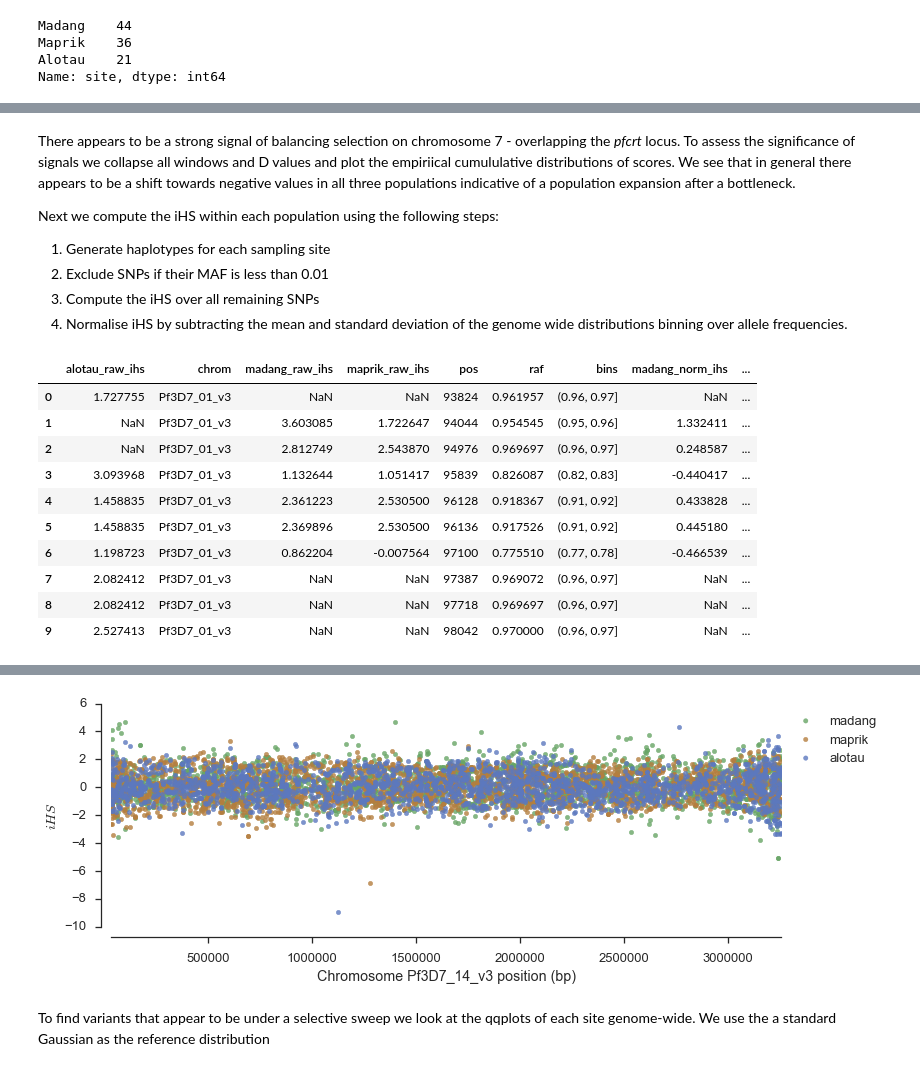
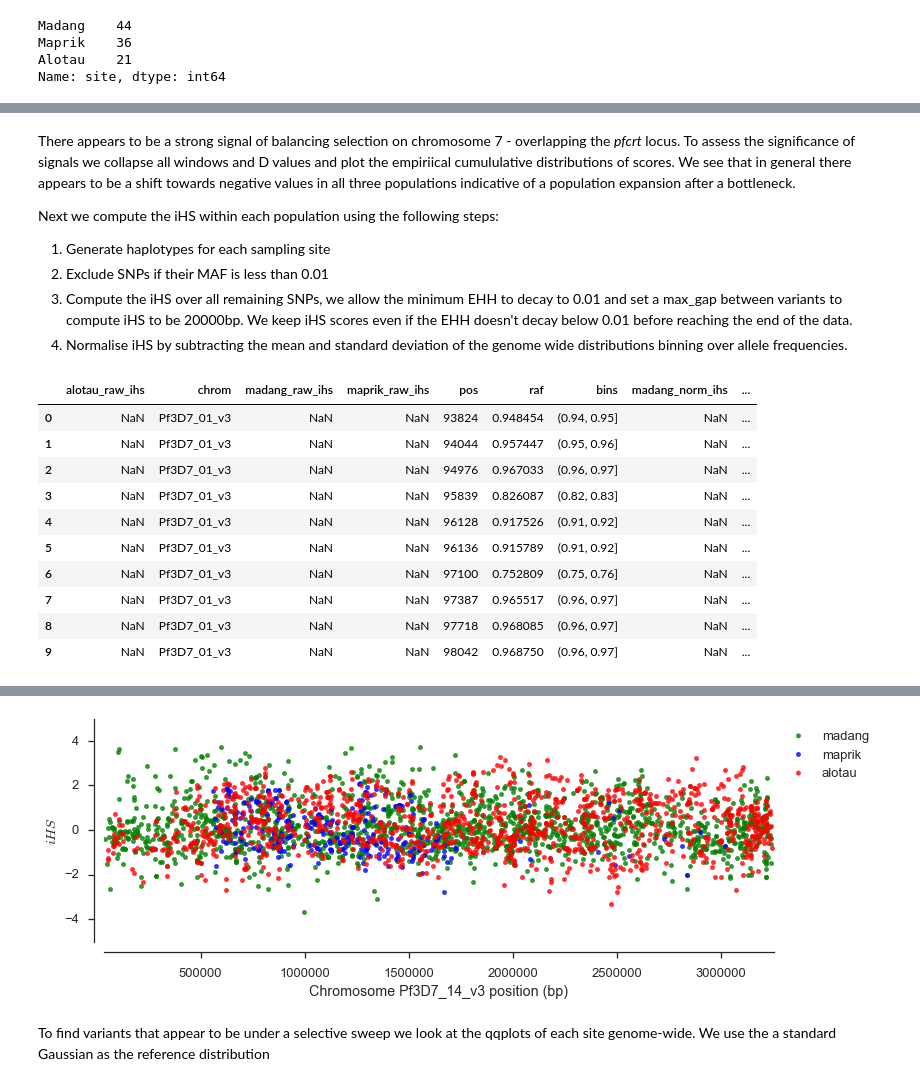
Before and after one commit to evan-wehi/dev, a Jupyter notebook: selection_signals_mgen_v5.ipynb, the cells around one changed output, grey strips where cells are left out. Saved outputs shown, nothing was run; the diff lists cells and outputs as text; code cells hidden in the pictures.

Commit message:
updates to scikit-allel

```diff
--- a/selection_signals_mgen_v5.ipynb
+++ b/selection_signals_mgen_v5.ipynb
@@ -132,21 +235,5 @@ We now estimate the average genome-wide $F_{st}$ overall between the three popul
 # %%
-ac_subpops = [png_calls[i].count_alleles_subpops(png_index, max_allele=1) for i in range(len(png_calls))]
-
-is_seg = [ac_subpops[i]['all'].is_segregating()[:] for i in range(len(ac_subpops))]
-# subset calls
-ac_seg = [ac_subpops[i].compress(is_seg[i]) for i in range(len(is_seg))]
-
-variants_seg = [png_vmeta[i].compress(is_seg[i]) for i in range(len(is_seg)) ]
-
-genotypes_seg = [png_calls[i].compress(is_seg[i], axis=0) for i in range(len(is_seg))]
-
-positions = [variants_seg[i]["POS"][:] for i in range(len(variants_seg))]
-
-# merge into single chromosome
-#ac_subpops_merged = allel.AlleleCountsArray(allel.chunked.core.hstack(ac_seg))
-gt_subpops_merged = allel.GenotypeChunkedArray(allel.chunked.core.vstack(genotypes_seg))
 ac_subpops_merged = gt_subpops_merged.count_alleles_subpops(png_index, max_allele = 1)
-
 
 for pop in png_index.keys():
     print "# " + pop + " segregating allele counts:", ac_subpops_merged[pop].count_segregating()
@@ -318,7 +439,7 @@ Next we compute the iHS within each population using the following steps:
 
 1. Generate haplotypes for each sampling site
 2. Exclude SNPs if their MAF is less than 0.01
-3. Compute the iHS over all remaining SNPs
+3. Compute the iHS over all remaining SNPs, we allow the minimum EHH to decay to 0.01 and set a max_gap between variants to compute iHS to be 20000bp. We keep iHS scores even if the EHH doesn't decay below 0.01 before reaching the end of the data.
 4. Normalise iHS by subtracting the mean and standard deviation of the genome wide distributions binning over allele frequencies.
 # %%
 haplotypes_subset = {}
@@ -326,15 +447,13 @@ ihs_out = {}
 # subset haplotypes by sample ID
 sites = [key for key in png_index.keys() if key != 'all']
 for pops in sites:
-    keep_snps = [np.where(ac_seg[i]['all'].to_frequencies()[:, (0,1)].min(axis=1) > 0.01)
-                     for i in range(len(ac_seg))]
-    pos_kept = [positions[i][keep_snps[i]] for i in range(len(keep_snps))]
+    #keep_snps = [np.where(ac_seg[i]['all'].to_frequencies()[:, (0,1)].min(axis=1) > 0.01)
+    #                 for i in range(len(ac_seg))]
+    # pos_kept = [positions[i][keep_snps[i]] for i in range(len(keep_snps))]
     # compute minor allele frequences for each SNP and get indexes where MAF > 0.01
-    gt_subset = [genotypes_seg[i].subset(sel0 = keep_snps[i], sel1 = png_index[pops])
-                 for i in range(len(genotypes_seg))]
-    haplotypes_subset[pops] = [gt_subset[i].to_haplotypes()[:] for i in range(len(gt_subset))]
-
-    ihs_out[pops] = [allel.stats.selection.ihs(haplotypes_subset[pops][i], pos_kept[i], min_ehh = None)
+    gt_subset = [genotypes_seg[i].subset(sel1 = png_index[pops]) for i in range(len(genotypes_seg))]
+    haplotypes_subset[pops] = gt_subset
+    ihs_out[pops] = [allel.stats.selection.ihs(haplotypes_subset[pops][i], positions[i], map_pos[i], min_ehh = 0.05, max_gap = 50000)
                          for i in range(len(gt_subset))]
 
 # compute allele frequency bins
@@ -342,9 +461,9 @@ raf_bins = np.linspace(0.01, 1, 100)
 rafs = [ac_seg[i]['all'].to_frequencies()[:,0] for i in range(len(ac_seg))]
 
 # create pandas data frame
-ihs_all = {'chrom': np.hstack([variants_seg[i]['CHROM'][:][keep_snps[i]] for i in range(len(variants_seg))]),
-           'pos': np.hstack([variants_seg[i]['POS'][:][keep_snps[i]] for i in range(len(variants_seg))]),
-           'raf': np.hstack([rafs[i][keep_snps[i]] for i in range(len(rafs))])}
+ihs_all = {'chrom': np.hstack([variants_seg[i]['CHROM'][:] for i in range(len(variants_seg))]),
+           'pos': np.hstack([variants_seg[i]['POS'][:] for i in range(len(variants_seg))]),
+           'raf': np.hstack(rafs)}
 
 for pops in sites:
     col_name = pops + "_raw_ihs"
@@ -362,18 +481,18 @@ for pops in sites:
 ihs_all.head(n=10)
 # %% [output]
 |  | alotau_raw_ihs | chrom | madang_raw_ihs | maprik_raw_ihs | pos | raf | bins | madang_norm_ihs | ... |
-| 0 | 1.727755 | Pf3D7_01_v3 | NaN | NaN | 93824 | 0.961957 | (0.96, 0.97] | NaN | ... |
-| 1 | NaN | Pf3D7_01_v3 | 3.603085 | 1.722647 | 94044 | 0.954545 | (0.95, 0.96] | 1.332411 | ... |
-| 2 | NaN | Pf3D7_01_v3 | 2.812749 | 2.543870 | 94976 | 0.969697 | (0.96, 0.97] | 0.248587 | ... |
-| 3 | 3.093968 | Pf3D7_01_v3 | 1.132644 | 1.051417 | 95839 | 0.826087 | (0.82, 0.83] | -0.440417 | ... |
-| 4 | 1.458835 | Pf3D7_01_v3 | 2.361223 | 2.530500 | 96128 | 0.918367 | (0.91, 0.92] | 0.433828 | ... |
-| 5 | 1.458835 | Pf3D7_01_v3 | 2.369896 | 2.530500 | 96136 | 0.917526 | (0.91, 0.92] | 0.445180 | ... |
-| 6 | 1.198723 | Pf3D7_01_v3 | 0.862204 | -0.007564 | 97100 | 0.775510 | (0.77, 0.78] | -0.466539 | ... |
-| 7 | 2.082412 | Pf3D7_01_v3 | NaN | NaN | 97387 | 0.969072 | (0.96, 0.97] | NaN | ... |
-| 8 | 2.082412 | Pf3D7_01_v3 | NaN | NaN | 97718 | 0.969697 | (0.96, 0.97] | NaN | ... |
-| 9 | 2.527413 | Pf3D7_01_v3 | NaN | NaN | 98042 | 0.970000 | (0.96, 0.97] | NaN | ... |
+| 0 | NaN | Pf3D7_01_v3 | NaN | NaN | 93824 | 0.948454 | (0.94, 0.95] | NaN | ... |
+| 1 | NaN | Pf3D7_01_v3 | NaN | NaN | 94044 | 0.957447 | (0.95, 0.96] | NaN | ... |
+| 2 | NaN | Pf3D7_01_v3 | NaN | NaN | 94976 | 0.967033 | (0.96, 0.97] | NaN | ... |
+| 3 | NaN | Pf3D7_01_v3 | NaN | NaN | 95839 | 0.826087 | (0.82, 0.83] | NaN | ... |
+| 4 | NaN | Pf3D7_01_v3 | NaN | NaN | 96128 | 0.917526 | (0.91, 0.92] | NaN | ... |
+| 5 | NaN | Pf3D7_01_v3 | NaN | NaN | 96136 | 0.915789 | (0.91, 0.92] | NaN | ... |
+| 6 | NaN | Pf3D7_01_v3 | NaN | NaN | 97100 | 0.752809 | (0.75, 0.76] | NaN | ... |
+| 7 | NaN | Pf3D7_01_v3 | NaN | NaN | 97387 | 0.965517 | (0.96, 0.97] | NaN | ... |
+| 8 | NaN | Pf3D7_01_v3 | NaN | NaN | 97718 | 0.968085 | (0.96, 0.97] | NaN | ... |
+| 9 | NaN | Pf3D7_01_v3 | NaN | NaN | 98042 | 0.968750 | (0.96, 0.97] | NaN | ... |
 # %%
-colors = {'madang': "#68a566", 'alotau':"#5c78bf", 'maprik':"#b57e3f"}
+colors = {'madang': "green", 'alotau':"red", 'maprik':"blue"}
 for chrom in pd.unique(ihs_all['chrom']):
     chrom_df = ihs_all[ihs_all['chrom'] == chrom]
 
@@ -404,4 +523,4 @@ for chrom in pd.unique(ihs_all['chrom']):
-[figure, old version]
+[figure, new version]
 # %% [markdown]
 To find variants that appear to be under a selective sweep we look at the qqplots of each site genome-wide. We use the a standard Gaussian as the reference distribution
 # %%
```
Also changed, not shown: parts of 18 cells of this notebook.
